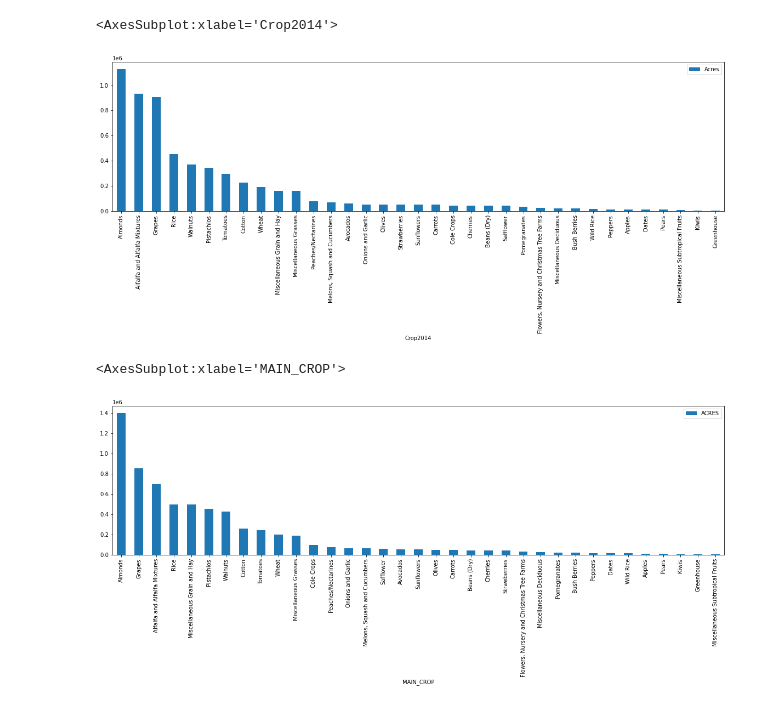
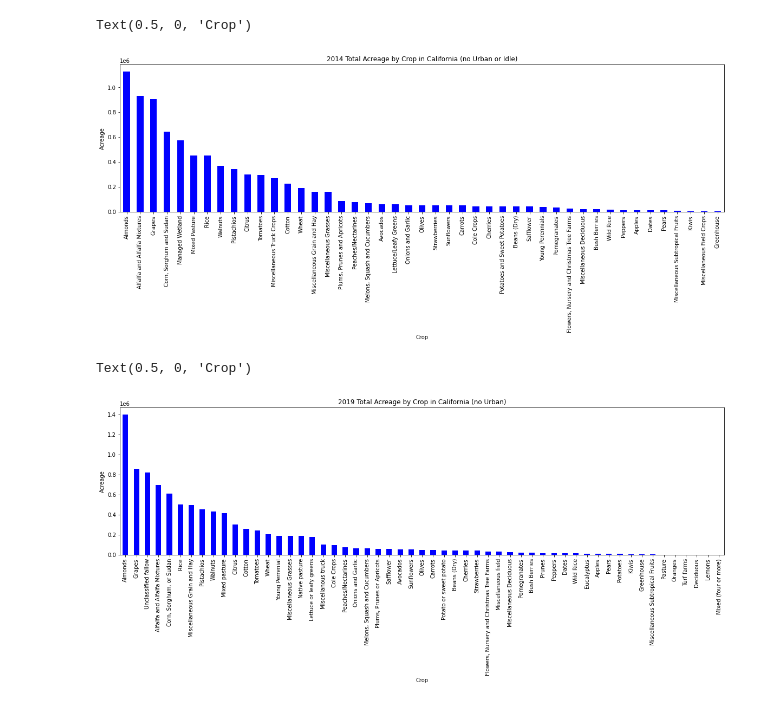
Before and after one commit to mattcwoolf/FresnoAg, a Jupyter notebook: FresnoAg.ipynb, the cells around one changed output. Cells and saved outputs as stored; diff of their text form; code cells hidden in the pictures.

```diff
--- a/FresnoAg.ipynb
+++ b/FresnoAg.ipynb
@@ -65,0 +22,6 @@ df2019
+# %%
+#Reading the 2014 data
+df2014 = gpd.read_file('/Users/MattWoolf/Desktop/CropMapping2014/i15_Crop_Mapping_2014.shx')
+
+#Getting count of unique values
+df2014['Crop2014'].value_counts()
@@ -121,17 +144,0 @@ df2019
-# %%
-df2014 = gpd.read_file('i15_Crop_Mapping_2014.shx')
-df2014 = df2014[df2014.Crop2014 != 'Citrus']
-df2014 = df2014[df2014.Crop2014 != 'Corn, Sorghum and Sudan']
-df2014 = df2014[df2014.Crop2014 != 'Citrus']
-df2014 = df2014[df2014.Crop2014 != 'Idle']
-df2014 = df2014[df2014.Crop2014 != 'Miscellaneous Field Crops']
-df2014 = df2014[df2014.Crop2014 != 'Miscellaneous Truck Crops']
-df2014 = df2014[df2014.Crop2014 != 'Mixed Pasture']
-df2014 = df2014[df2014.Crop2014 != 'Plums, Prunes and Apricots']
-df2014 = df2014[df2014.Crop2014 != 'Potatoes and Sweet Potatoes']
-df2014 = df2014[df2014.Crop2014 != 'Young Perennials']
-df2014 = df2014[df2014.Crop2014 != 'Lettuce/Leafy Greens']
-df2014 = df2014[df2014.Crop2014 != 'Managed Wetland']
-
-
-df2014
@@ -207,15 +189,28 @@ plt.axis('off')
 # %%
+#Clearly, parcel use for 'Urban' is the largest in terms of acreage. Since we are
+#interested in crops rather than urban uses of land or idle areas, we drop 'Urban' and 'Idle'
 df2014 = df2014[df2014.Crop2014 != 'Urban']
+df2014 = df2014[df2014.Crop2014 != 'Idle']
+
+#Create bar charts for 2014 crops in descending order without Urban category
 crop_areas2014 = df2014[['Crop2014', 'Acres']].groupby('Crop2014').sum().sort_values('Acres', ascending=False)
-crop_areas2014.plot.bar(figsize = (20,5))
+crop_areas2014.plot.bar(figsize = (20,5), color='blue', legend=False)
+plt.title('2014 Total Acreage by Crop in California (no Urban or Idle)')
+plt.ylabel('Acreage')
+plt.xlabel('Crop')
 # %% [output]
-<AxesSubplot:xlabel='Crop2014'>
+Text(0.5, 0, 'Crop')
-[figure, old version]
+[figure, new version]
 # %%
+#We do the same for the 2019 data...
+
 df2019 = df2019[df2019.MAIN_CROP != 'Urban']
 crop_areas2019 = df2019[['MAIN_CROP', 'ACRES']].groupby('MAIN_CROP').sum().sort_values('ACRES', ascending=False)
-crop_areas2019.plot.bar(figsize = (20,5))
+crop_areas2019.plot.bar(figsize = (20,5), color='blue', legend=False)
+plt.title('2019 Total Acreage by Crop in California (no Urban)')
+plt.ylabel('Acreage')
+plt.xlabel('Crop')
 # %% [output]
-<AxesSubplot:xlabel='MAIN_CROP'>
+Text(0.5, 0, 'Crop')
-[figure, old version]
+[figure, new version]
 # %%
```
Also changed, not shown: parts of 48 cells of this notebook.
